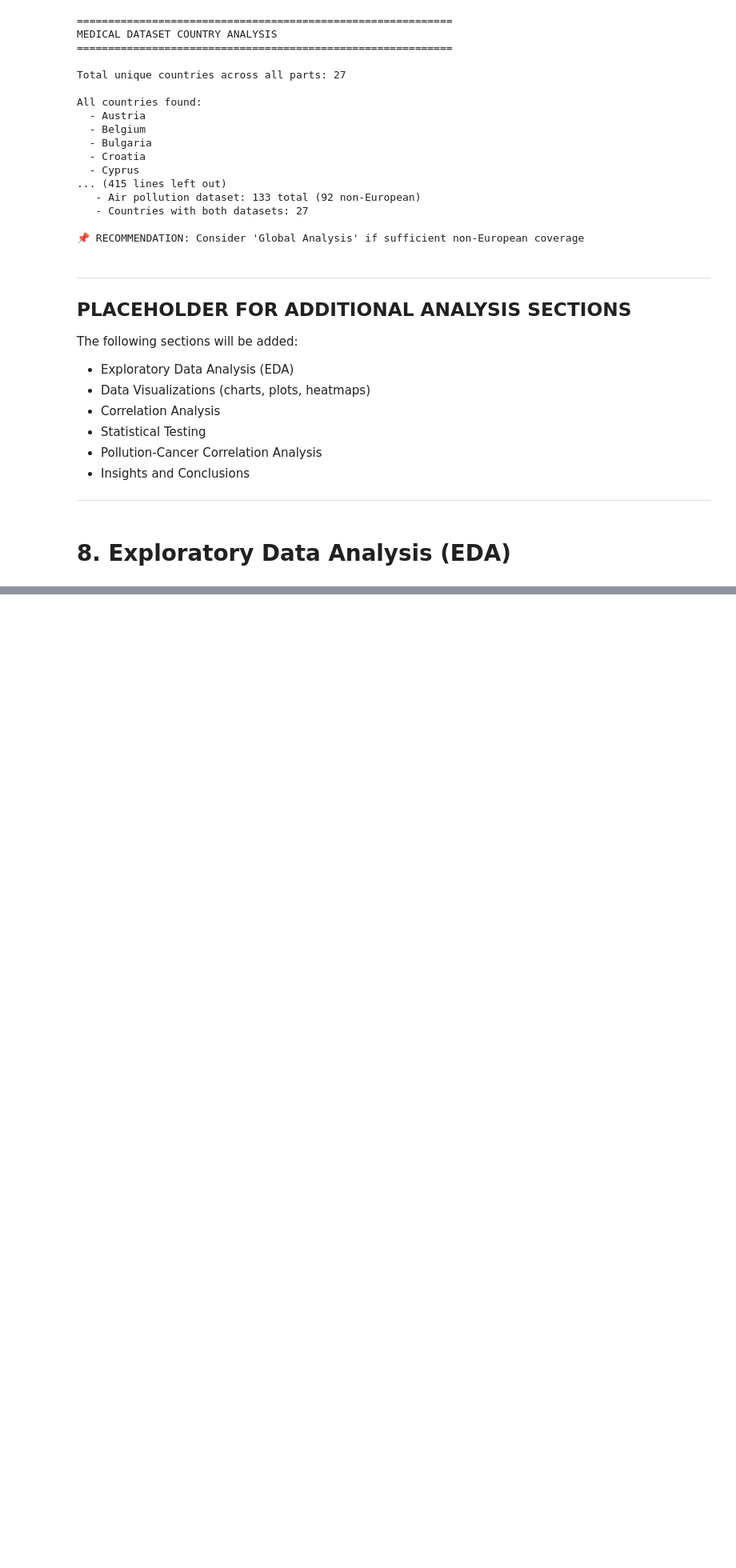
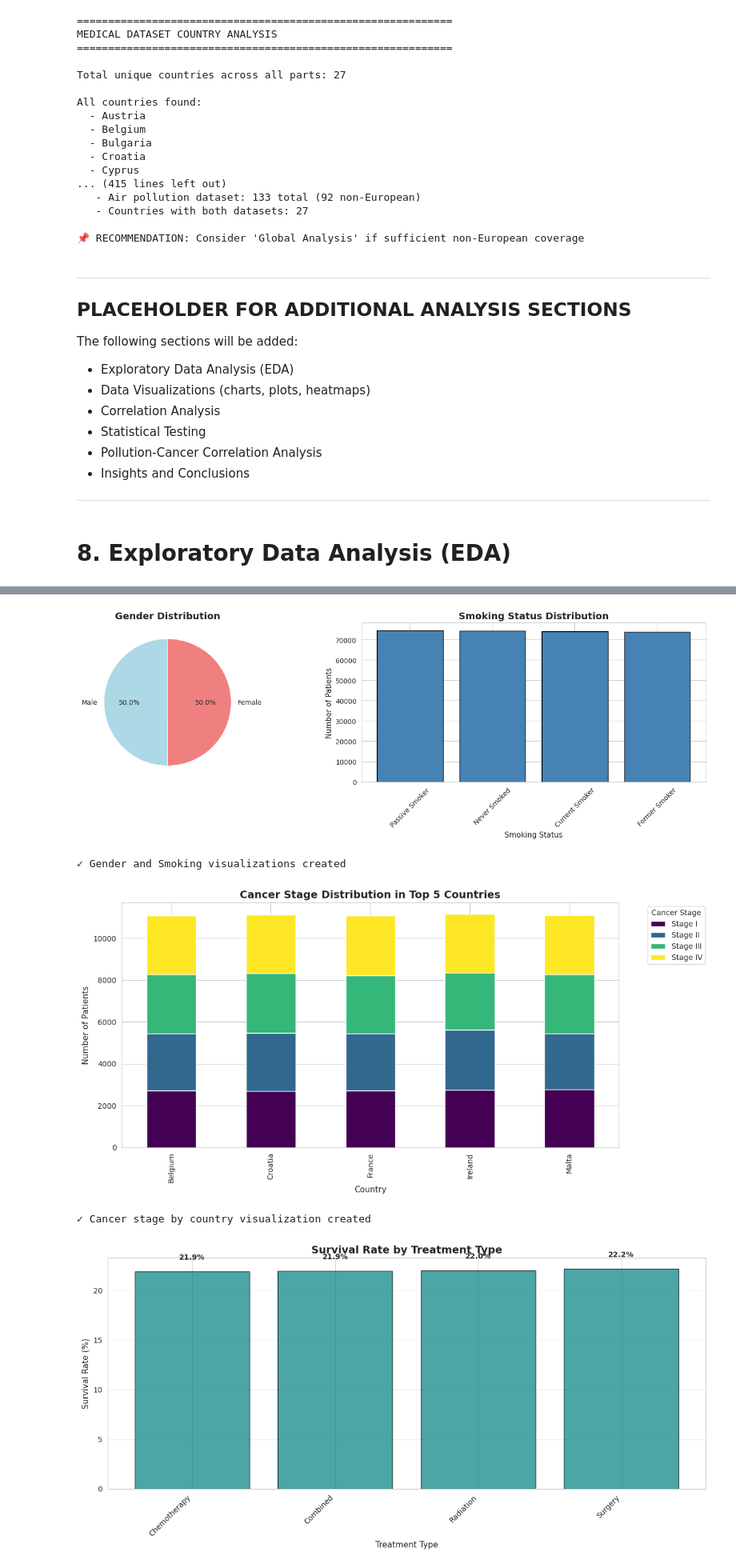
Before and after one commit to Sanaullah-Turab/global-lung-cancer-analysis, a Jupyter notebook: notebooks/LungCancer-Analysis.ipynb, the cells around one changed output, grey strips where cells are left out. Shown at 80% size. Saved outputs shown, nothing was run; the diff lists cells and outputs as text; code cells hidden in the pictures; blank space fills up the shorter version.

```diff
--- a/notebooks/LungCancer-Analysis.ipynb
+++ b/notebooks/LungCancer-Analysis.ipynb
@@ -766,0 +810,70 @@ Error:
+# %%
+# 9. Advanced Visualizations
+
+## 9.1 Gender and Smoking Status Distribution
+fig, axes = plt.subplots(1, 2, figsize=(15, 5))
+
+# Gender pie chart
+gender_counts = df_medical['gender'].value_counts()
+axes[0].pie(gender_counts, labels=gender_counts.index, autopct='%1.1f%%',
+            colors=['lightblue', 'lightcoral'], startangle=90)
+axes[0].set_title('Gender Distribution', fontsize=14, fontweight='bold')
+
+# Smoking status bar chart
+smoking_counts = df_medical['smoking_status'].value_counts()
+axes[1].bar(smoking_counts.index, smoking_counts.values, color='steelblue', edgecolor='black')
+axes[1].set_title('Smoking Status Distribution', fontsize=14, fontweight='bold')
+axes[1].set_xlabel('Smoking Status', fontsize=11)
+axes[1].set_ylabel('Number of Patients', fontsize=11)
+axes[1].tick_params(axis='x', rotation=45)
+
+plt.tight_layout()
+plt.show()
+
+print("✓ Gender and Smoking visualizations created")
+
+## 9.2 Cancer Stage Distribution by Country (Top 5)
+top_countries = df_medical['country'].value_counts().head(5).index
+df_top = df_medical[df_medical['country'].isin(top_countries)]
+
+stage_country = pd.crosstab(df_top['country'], df_top['cancer_stage'])
+stage_country.plot(kind='bar', stacked=True, figsize=(12, 6), colormap='viridis')
+plt.title('Cancer Stage Distribution in Top 5 Countries', fontsize=14, fontweight='bold')
+plt.xlabel('Country', fontsize=11)
+plt.ylabel('Number of Patients', fontsize=11)
+plt.legend(title='Cancer Stage', bbox_to_anchor=(1.05, 1), loc='upper left')
+plt.tight_layout()
+plt.show()
+
+print("✓ Cancer stage by country visualization created")
+
+## 9.3 Treatment Type Effectiveness (Survival Rate by Treatment)
+treatment_survival = df_medical.groupby('treatment_type')['survived'].agg(['mean', 'count'])
+treatment_survival['survival_rate'] = treatment_survival['mean'] * 100
+
+plt.figure(figsize=(12, 6))
+plt.bar(treatment_survival.index, treatment_survival['survival_rate'],
+        color='teal', edgecolor='black', alpha=0.7)
+plt.title('Survival Rate by Treatment Type', fontsize=14, fontweight='bold')
+plt.xlabel('Treatment Type', fontsize=11)
+plt.ylabel('Survival Rate (%)', fontsize=11)
+plt.xticks(rotation=45, ha='right')
+plt.grid(axis='y', alpha=0.3)
+
+# Add value labels on bars
+for i, v in enumerate(treatment_survival['survival_rate']):
+    plt.text(i, v + 1, f'{v:.1f}%', ha='center', va='bottom', fontweight='bold')
+
+plt.tight_layout()
+plt.show()
+
+print("\n" + "="*60)
+print("TREATMENT EFFECTIVENESS ANALYSIS")
+print("="*60)
+print(treatment_survival[['survival_rate', 'count']])
+# %% [output]
+[figure, added]
+✓ Gender and Smoking visualizations created
+[figure, added]
+✓ Cancer stage by country visualization created
+[figure, added]
```
Also changed, not shown: parts of 7 cells of this notebook.
